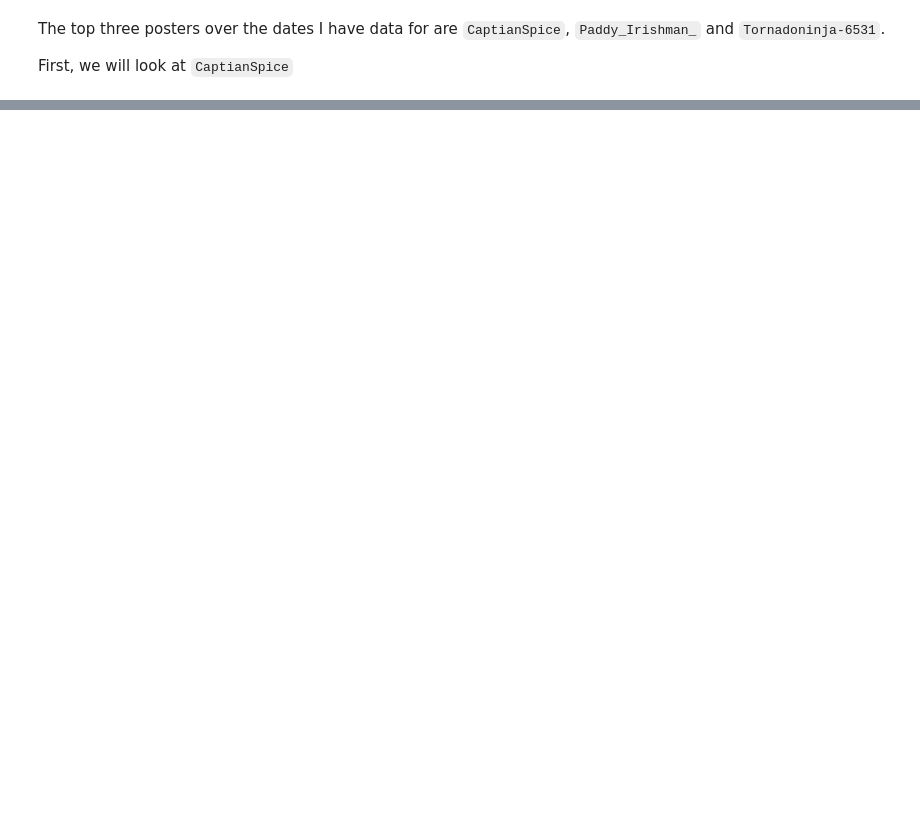
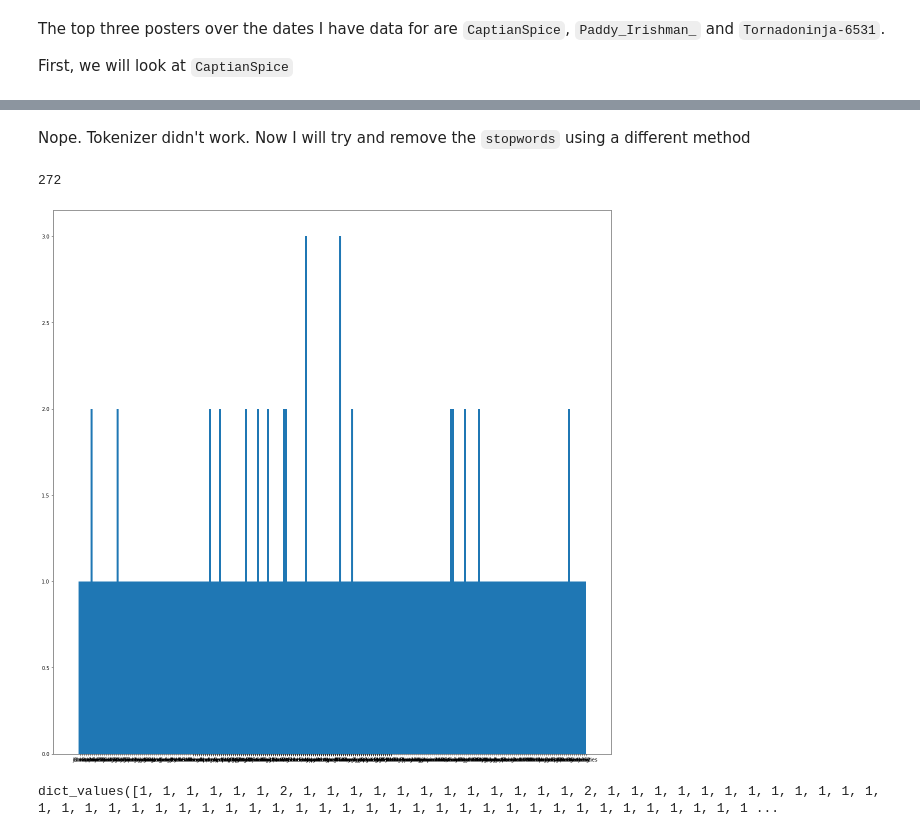
Before and after one commit to ofithcheallaigh/PersonalProjects, a Jupyter notebook: APIs/Reddit_API/eda.ipynb, the cells around one changed output, grey strips where cells are left out. Drawn from its saved outputs; the diff is of its cells as text; code cells hidden in the pictures; blank space fills up the shorter version.

```diff
--- a/APIs/Reddit_API/eda.ipynb
+++ b/APIs/Reddit_API/eda.ipynb
@@ -268,0 +224,5 @@ Name: 86, dtype: object
+# %%
+CaptianSpice_title_holder = []
+for x in range(len(CaptianSpice_post_index)):
+    capt_res = post_df['post_title'].iloc[int(CaptianSpice_post_index[x])]
+    CaptianSpice_title_holder.append(capt_res)
@@ -268,0 +236,3 @@ Name: 86, dtype: object
+# %%
+CaptianSpice_word_bag = ' '.join(CaptianSpice_title_holder).split()
+# CaptianSpice_word_bag
@@ -268,0 +244,5 @@ Name: 86, dtype: object
+# %%
+from nltk.tokenize import word_tokenize
+from nltk.corpus import stopwords
+nltk.download('stopwords')
+stop_words = set(stopwords.words('english'))
@@ -268,0 +255,29 @@ Name: 86, dtype: object
+# %% [markdown]
+Nope. Tokenizer didn't work. Now I will try and remove the `stopwords` using a different method
+# %%
+CaptianSpice_word_bag_filtered = []
+
+for w in CaptianSpice_word_bag:
+    if w not in stop_words:
+        CaptianSpice_word_bag_filtered.append(w)
+len(CaptianSpice_word_bag_filtered)
+# %% [output]
+272
+# %%
+cs_counted_words = Counter(CaptianSpice_word_bag_filtered)
+
+labels, values = zip(*cs_counted_words.items())
+indexes = np.arange(len(labels))
+width = 1
+
+plt.figure(figsize=(20,20))
+plt.bar(indexes, values, width)
+plt.xticks(indexes + width * 0.5, labels)
+
+plt.show()
+# %% [output]
+[figure, added]
+# %%
+cs_counted_words.values()
+# %% [output]
+dict_values([1, 1, 1, 1, 1, 1, 2, 1, 1, 1, 1, 1, 1, 1, 1, 1, 1, 1, 1, 2, 1, 1, 1, 1, 1, 1, 1, 1, 1, 1, 1, 1, 1, 1, 1, 1, 1, 1, 1, 1, 1, 1, 1, 1, 1, 1, 1, 1, 1, 1, 1, 1, 1, 1, 1, 1, 1, 1, 1, 1, 1, 1, 1 ...
```
Also changed, not shown: parts of 21 cells of this notebook.
